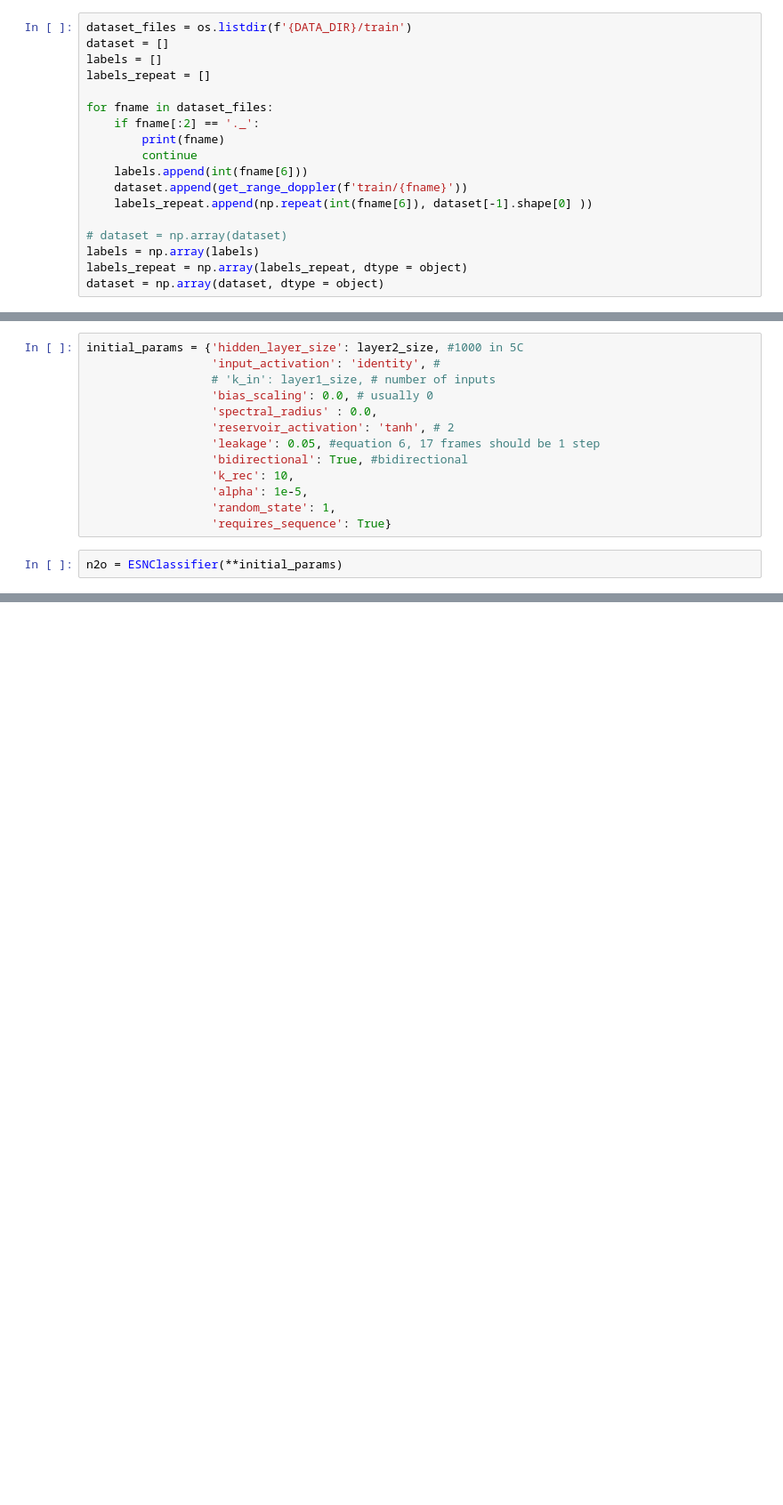
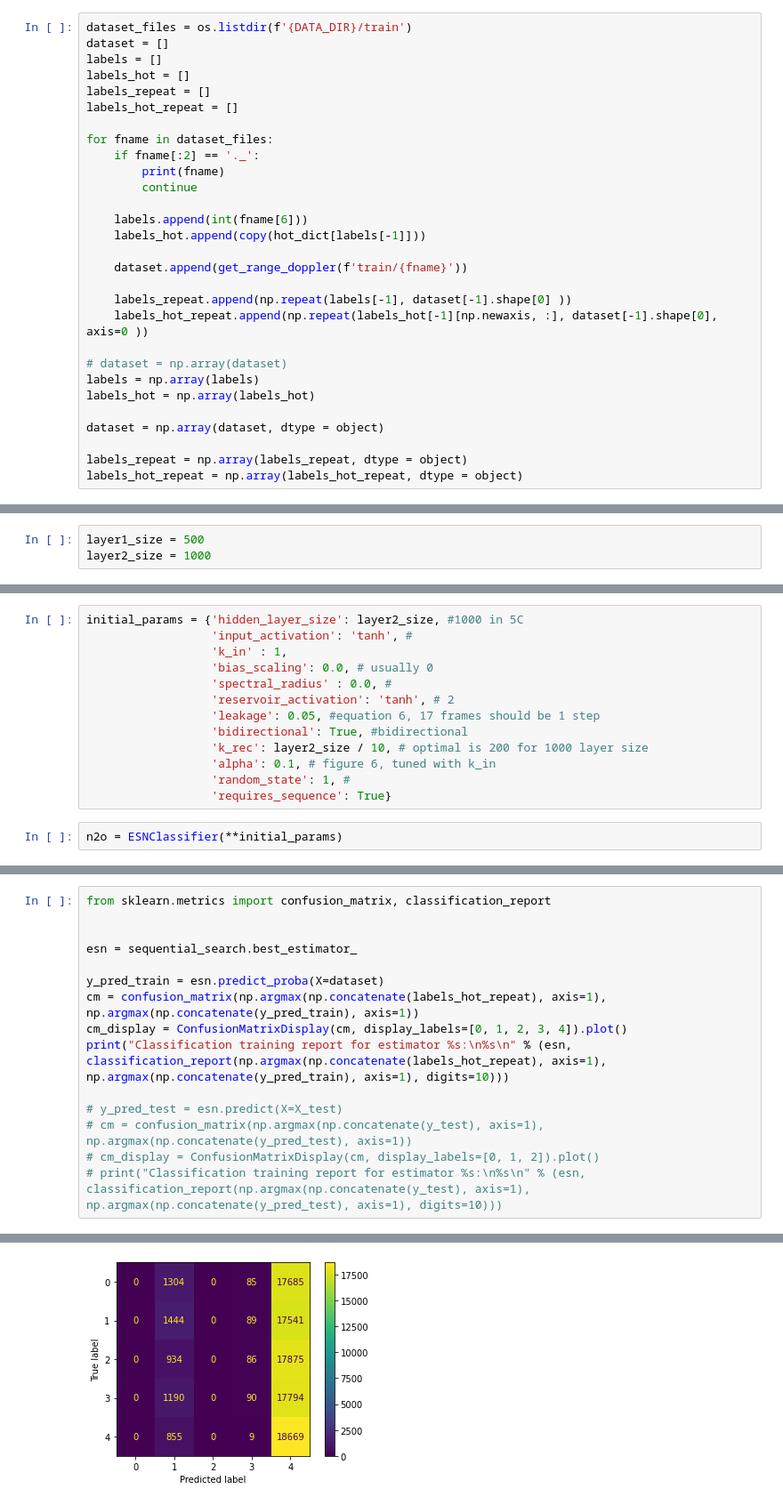
Before and after one commit to chriswxho/radar_rcn, a Jupyter notebook: Bidirectional.ipynb, the cells around one changed output, grey strips where cells are left out. Shown at 89% size. Cells and saved outputs as stored; diff of their text form; blank space fills up the shorter version.

```diff
--- a/Bidirectional.ipynb
+++ b/Bidirectional.ipynb
@@ -136,19 +144,30 @@ def get_range_doppler(fname):
 dataset_files = os.listdir(f'{DATA_DIR}/train')
 dataset = []
 labels = []
+labels_hot = []
 labels_repeat = []
+labels_hot_repeat = []
 
 for fname in dataset_files:
     if fname[:2] == '._':
         print(fname)
         continue
+
     labels.append(int(fname[6]))
+    labels_hot.append(copy(hot_dict[labels[-1]]))
+
     dataset.append(get_range_doppler(f'train/{fname}'))
-    labels_repeat.append(np.repeat(int(fname[6]), dataset[-1].shape[0] ))
+
+    labels_repeat.append(np.repeat(labels[-1], dataset[-1].shape[0] ))
+    labels_hot_repeat.append(np.repeat(labels_hot[-1][np.newaxis, :], dataset[-1].shape[0], axis=0 ))
 
 # dataset = np.array(dataset)
 labels = np.array(labels)
+labels_hot = np.array(labels_hot)
+
+dataset = np.array(dataset, dtype = object)
+
 labels_repeat = np.array(labels_repeat, dtype = object)
-dataset = np.array(dataset, dtype = object)
+labels_hot_repeat = np.array(labels_hot_repeat, dtype = object)
 # %%
 dataset = np.array(dataset, dtype = object)
@@ -190,3 +205,6 @@ layer2_size = 500
+# %%
+layer1_size = 500
+layer2_size = 1000
 # %%
 # Bilayered; i2n -> n2o, second layer has fewer (125) nodes
 
@@ -200,15 +214,15 @@ NameError: name 'layer1' is not defined
 # %%
 initial_params = {'hidden_layer_size': layer2_size, #1000 in 5C
-                  'input_activation': 'identity', #
-                  # 'k_in': layer1_size, # number of inputs
+                  'input_activation': 'tanh', #
+                  'k_in' : 1,
                   'bias_scaling': 0.0, # usually 0
-                  'spectral_radius' : 0.0,
+                  'spectral_radius' : 0.0, #
                   'reservoir_activation': 'tanh', # 2
                   'leakage': 0.05, #equation 6, 17 frames should be 1 step
                   'bidirectional': True, #bidirectional
-                  'k_rec': 10,
-                  'alpha': 1e-5,
-                  'random_state': 1,
+                  'k_rec': layer2_size / 10, # optimal is 200 for 1000 layer size
+                  'alpha': 0.1, # figure 6, tuned with k_in
+                  'random_state': 1, #
                   'requires_sequence': True}
 # %%
 n2o = ESNClassifier(**initial_params)
@@ -290,0 +350,16 @@ correct.mean()
+# %%
+from sklearn.metrics import confusion_matrix, classification_report
+
+
+esn = sequential_search.best_estimator_
+
+y_pred_train = esn.predict_proba(X=dataset)
+cm = confusion_matrix(np.argmax(np.concatenate(labels_hot_repeat), axis=1), np.argmax(np.concatenate(y_pred_train), axis=1))
+cm_display = ConfusionMatrixDisplay(cm, display_labels=[0, 1, 2, 3, 4]).plot()
+print("Classification training report for estimator %s:\n%s\n" % (esn, classification_report(np.argmax(np.concatenate(labels_hot_repeat), axis=1), np.argmax(np.concatenate(y_pred_train), axis=1), digits=10)))
+
+# y_pred_test = esn.predict(X=X_test)
+# cm = confusion_matrix(np.argmax(np.concatenate(y_test), axis=1), np.argmax(np.concatenate(y_pred_test), axis=1))
+# cm_display = ConfusionMatrixDisplay(cm, display_labels=[0, 1, 2]).plot()
+# print("Classification training report for estimator %s:\n%s\n" % (esn, classification_report(np.argmax(np.concatenate(y_test), axis=1), np.argmax(np.concatenate(y_pred_test), axis=1), digits=10)))
+# %% [output]
@@ -290,0 +386 @@ correct.mean()
+[figure, added]
```
Also changed, not shown: parts of 38 cells of this notebook.
